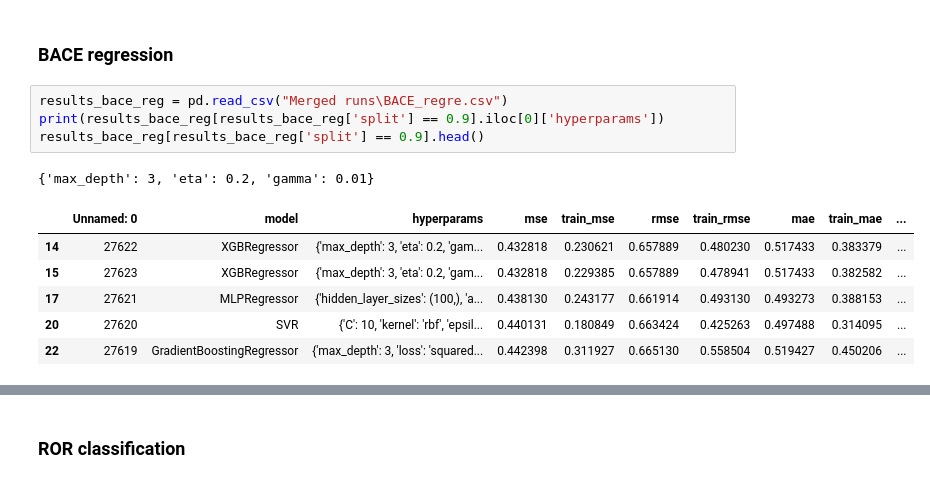
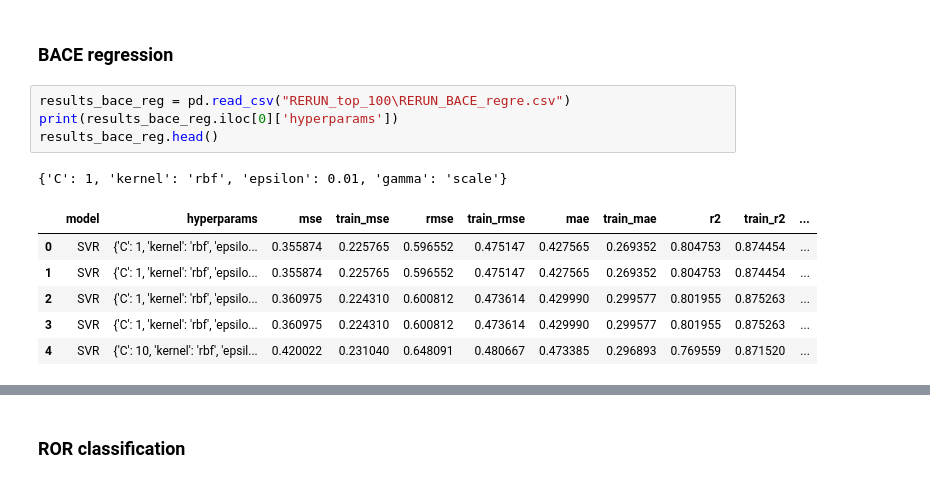
Before and after one commit to mateugazi/czasteczkowa-inzynierka, a Jupyter notebook: experiments/Standardized Pipeline/ExplainabilityPlots.ipynb, the cells around one changed output, grey strips where cells are left out. Drawn from its saved outputs; the diff is of its cells as text.

```diff
--- a/experiments/Standardized Pipeline/ExplainabilityPlots.ipynb
+++ b/experiments/Standardized Pipeline/ExplainabilityPlots.ipynb
@@ -94,17 +92,17 @@ MLPClassifier(alpha=0.01, hidden_layer_sizes=(50, 50), max_iter=500,
 # %% [markdown]
 ### BACE regression
 # %%
-results_bace_reg = pd.read_csv("Merged runs\BACE_regre.csv")
-print(results_bace_reg[results_bace_reg['split'] == 0.9].iloc[0]['hyperparams'])
-results_bace_reg[results_bace_reg['split'] == 0.9].head()
+results_bace_reg = pd.read_csv("RERUN_top_100\RERUN_BACE_regre.csv")
+print(results_bace_reg.iloc[0]['hyperparams'])
+results_bace_reg.head()
 # %% [output]
-{'max_depth': 3, 'eta': 0.2, 'gamma': 0.01}
+{'C': 1, 'kernel': 'rbf', 'epsilon': 0.01, 'gamma': 'scale'}
-|  | Unnamed: 0 | model | hyperparams | mse | train_mse | rmse | train_rmse | mae | train_mae | ... |
-| 14 | 27622 | XGBRegressor | {'max_depth': 3, 'eta': 0.2, 'gam... | 0.432818 | 0.230621 | 0.657889 | 0.480230 | 0.517433 | 0.383379 | ... |
-| 15 | 27623 | XGBRegressor | {'max_depth': 3, 'eta': 0.2, 'gam... | 0.432818 | 0.229385 | 0.657889 | 0.478941 | 0.517433 | 0.382582 | ... |
-| 17 | 27621 | MLPRegressor | {'hidden_layer_sizes': (100,), 'a... | 0.438130 | 0.243177 | 0.661914 | 0.493130 | 0.493273 | 0.388153 | ... |
-| 20 | 27620 | SVR | {'C': 10, 'kernel': 'rbf', 'epsil... | 0.440131 | 0.180849 | 0.663424 | 0.425263 | 0.497488 | 0.314095 | ... |
-| 22 | 27619 | GradientBoostingRegressor | {'max_depth': 3, 'loss': 'squared... | 0.442398 | 0.311927 | 0.665130 | 0.558504 | 0.519427 | 0.450206 | ... |
+|  | model | hyperparams | mse | train_mse | rmse | train_rmse | mae | train_mae | r2 | train_r2 | ... |
+| 0 | SVR | {'C': 1, 'kernel': 'rbf', 'epsilo... | 0.355874 | 0.225765 | 0.596552 | 0.475147 | 0.427565 | 0.269352 | 0.804753 | 0.874454 | ... |
+| 1 | SVR | {'C': 1, 'kernel': 'rbf', 'epsilo... | 0.355874 | 0.225765 | 0.596552 | 0.475147 | 0.427565 | 0.269352 | 0.804753 | 0.874454 | ... |
+| 2 | SVR | {'C': 1, 'kernel': 'rbf', 'epsilo... | 0.360975 | 0.224310 | 0.600812 | 0.473614 | 0.429990 | 0.299577 | 0.801955 | 0.875263 | ... |
+| 3 | SVR | {'C': 1, 'kernel': 'rbf', 'epsilo... | 0.360975 | 0.224310 | 0.600812 | 0.473614 | 0.429990 | 0.299577 | 0.801955 | 0.875263 | ... |
+| 4 | SVR | {'C': 10, 'kernel': 'rbf', 'epsil... | 0.420022 | 0.231040 | 0.648091 | 0.480667 | 0.473385 | 0.296893 | 0.769559 | 0.871520 | ... |
 # %%
 dataset_path = "..\split_datasets\split0.9_bace.csv"
 
```
Also changed, not shown: parts of 11 cells of this notebook.
